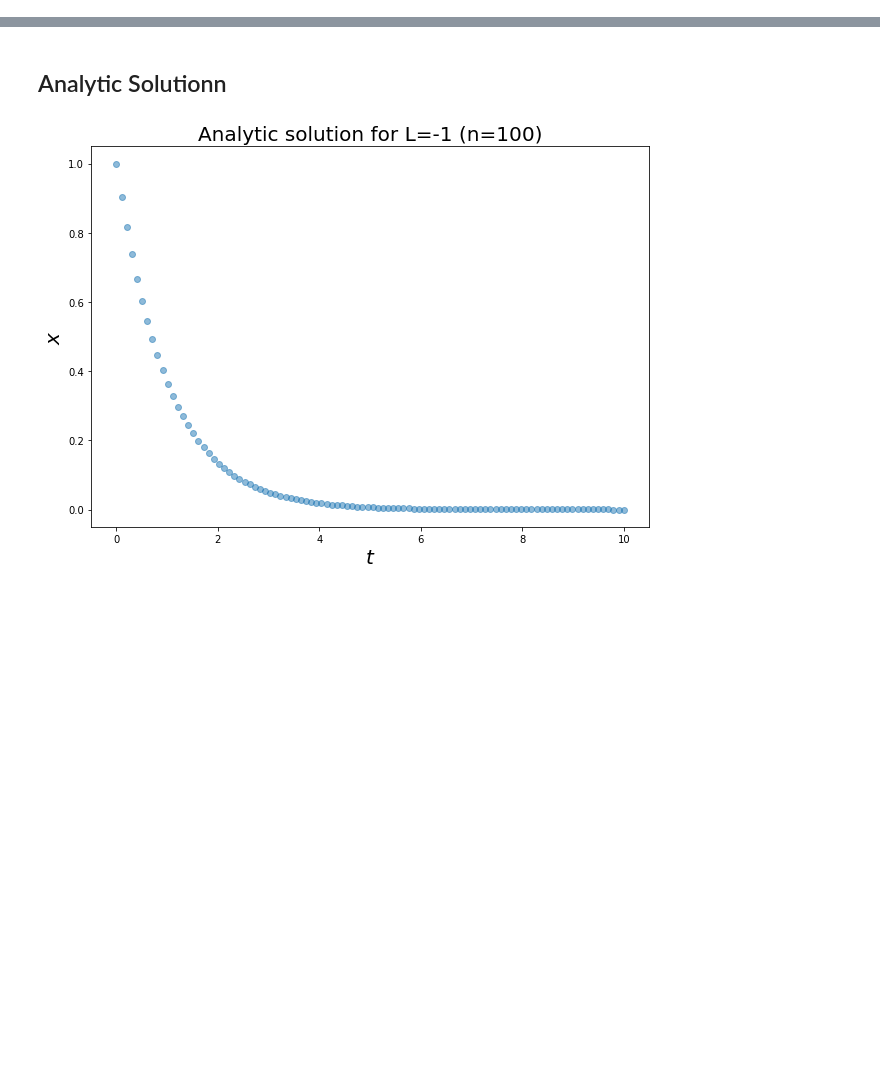
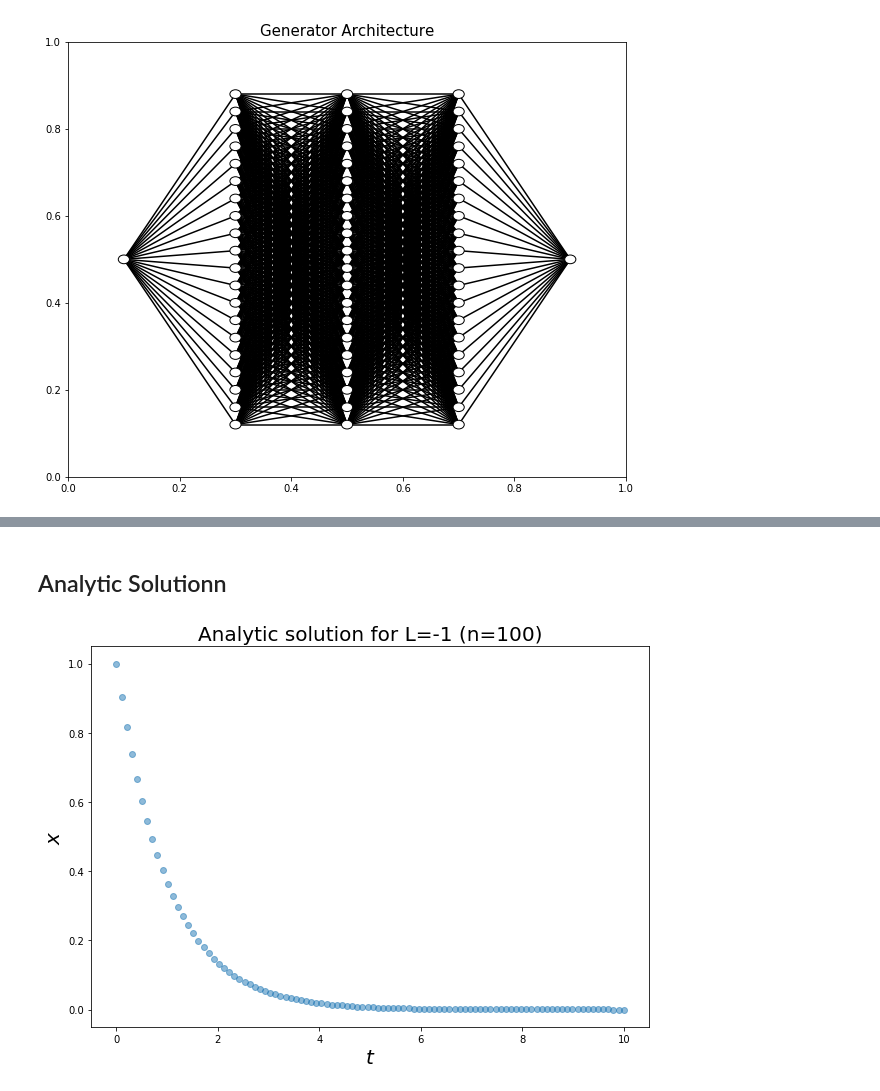
Before and after one commit to dylanrandle/denn, a Jupyter notebook: GAN.ipynb, the cells around one changed output, grey strips where cells are left out. Drawn from its saved outputs; the diff is of its cells as text; code cells hidden in the pictures; blank space fills up the shorter version.

```diff
--- a/GAN.ipynb
+++ b/GAN.ipynb
@@ -17,0 +12,7 @@ import matplotlib.pyplot as plt
+# %%
+from pde_nn.utils import draw_neural_net
+fig, ax = plt.subplots(1,1,figsize=(10,8))
+draw_neural_net(ax, .1, .9, .1, .9, [1,20, 20, 20,1])
+ax.set_title('Generator Architecture', fontsize=15);
+# %% [output]
+[figure, added]
```
Also changed, not shown: parts of 20 cells of this notebook, 1 other file.
